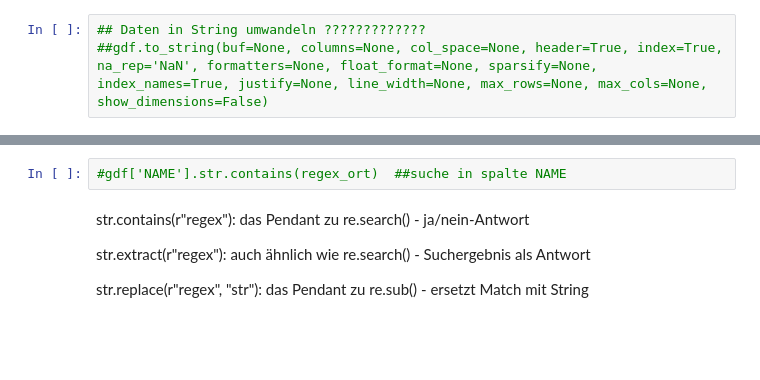
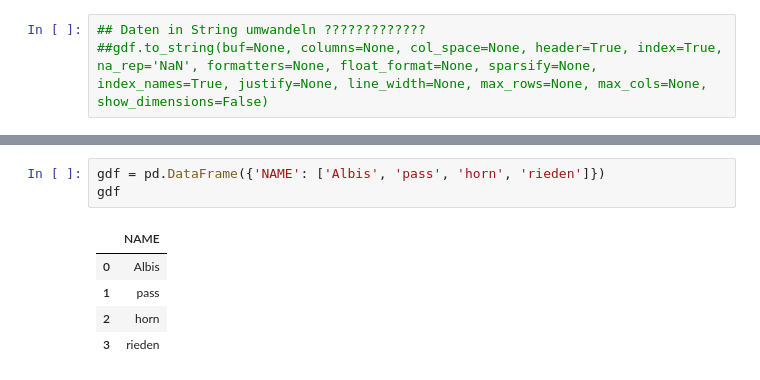
Before and after one commit to katrinnidzwetzki/cas-ddj-abschlussarbeit, a Jupyter notebook: 03_ortsnamen_queries.ipynb, the cells around one changed output, grey strips where cells are left out. Cells and saved outputs as stored; diff of their text form; blank space fills up the shorter version.

```diff
--- a/ortsnamen_swisstopo_geopandas.ipynb
+++ b/03_ortsnamen_queries.ipynb
@@ -136,8 +103,9 @@ SyntaxError: invalid syntax (<ipython-input-3-95a747249952>, line 1)
-# %%
-#gdf['NAME'].str.contains(regex_ort)  ##suche in spalte NAME
-# %% [markdown]
-str.contains(r"regex"): das Pendant zu re.search() - ja/nein-Antwort
-
-str.extract(r"regex"): auch ähnlich wie re.search() - Suchergebnis als Antwort
-
-str.replace(r"regex", "str"): das Pendant zu re.sub() - ersetzt Match mit String
+# %%
+gdf = pd.DataFrame({'NAME': ['Albis', 'pass', 'horn', 'rieden']})
+gdf
+# %% [output]
+|  | NAME |
+| 0 | Albis |
+| 1 | pass |
+| 2 | horn |
+| 3 | rieden |
```
Also changed, not shown: parts of 12 cells of this notebook, 2 other files.
